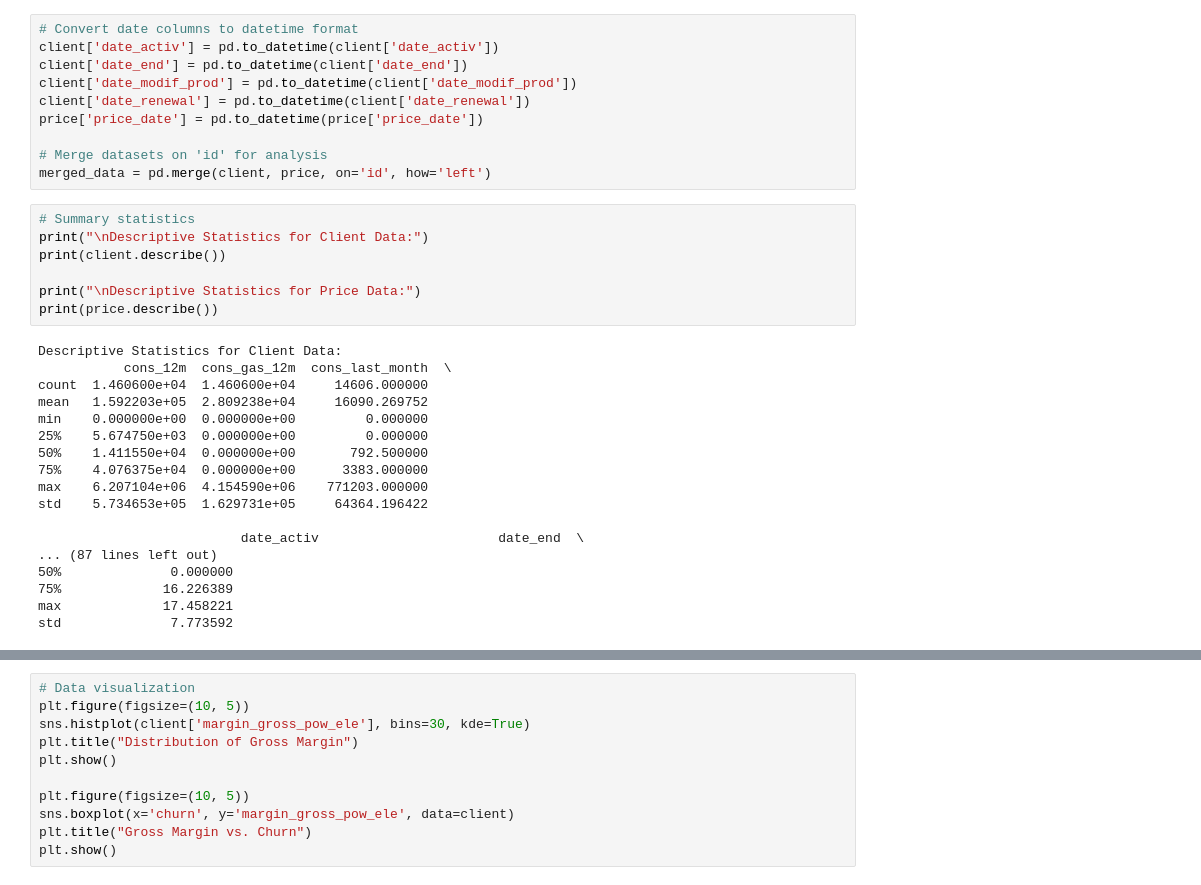
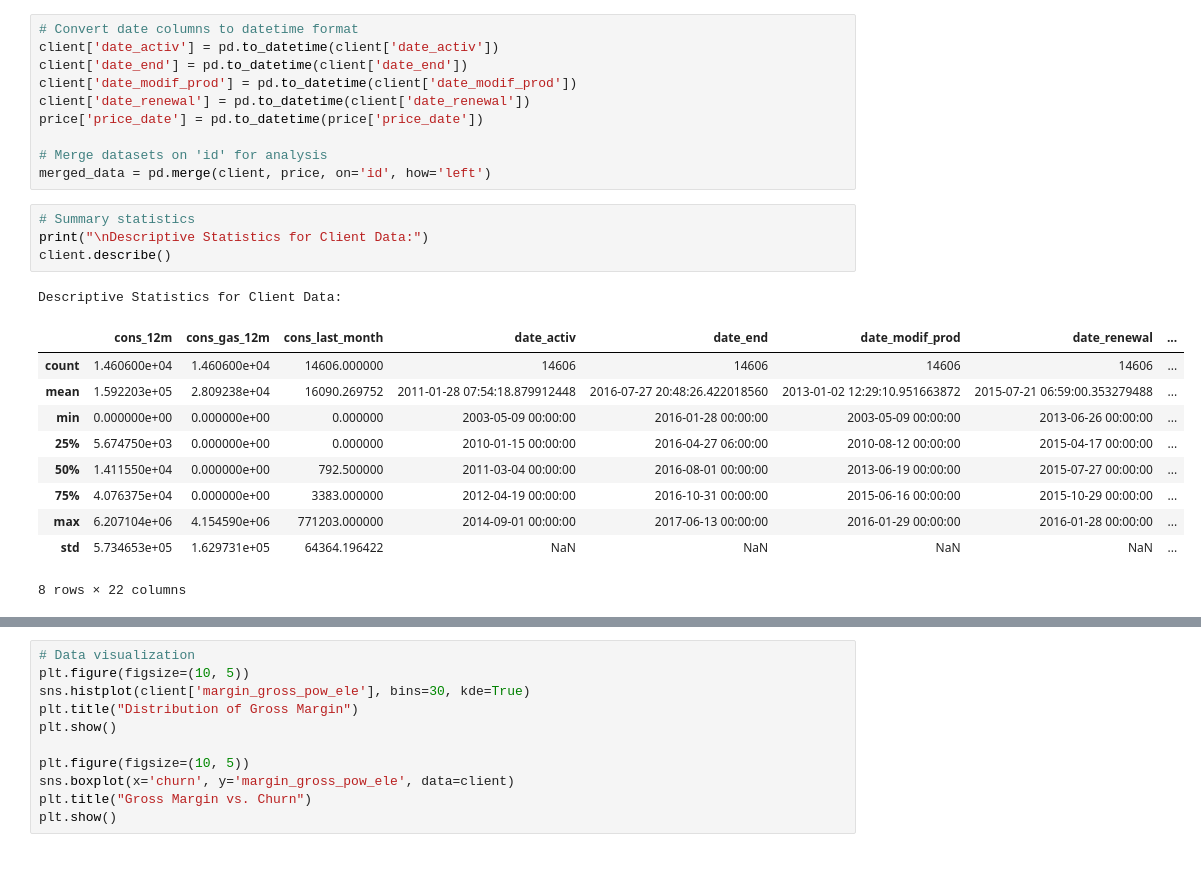
Before and after one commit to JoshuaPaul-lasisi/Internship-BCGX, a Jupyter notebook: noteboks/task_two.ipynb, the cells around one changed output, grey strips where cells are left out. Drawn from its saved outputs; the diff is of its cells as text.

```diff
--- a/noteboks/task_two.ipynb
+++ b/noteboks/task_two.ipynb
@@ -90,25 +90,16 @@ merged_data = pd.merge(client, price, on='id', how='left')
 # %%
 # Summary statistics
 print("\nDescriptive Statistics for Client Data:")
-print(client.describe())
-
-print("\nDescriptive Statistics for Price Data:")
-print(price.describe())
+client.describe()
 # %% [output]
 Descriptive Statistics for Client Data:
-           cons_12m  cons_gas_12m  cons_last_month  \
-count  1.460600e+04  1.460600e+04     14606.000000
-mean   1.592203e+05  2.809238e+04     16090.269752
-min    0.000000e+00  0.000000e+00         0.000000
-25%    5.674750e+03  0.000000e+00         0.000000
-50%    1.411550e+04  0.000000e+00       792.500000
-75%    4.076375e+04  0.000000e+00      3383.000000
-max    6.207104e+06  4.154590e+06    771203.000000
-std    5.734653e+05  1.629731e+05     64364.196422
-
-                          date_activ                       date_end  \
-... (87 lines left out)
-50%              0.000000
-75%             16.226389
-max             17.458221
-std              7.773592
+|  | cons_12m | cons_gas_12m | cons_last_month | date_activ | date_end | date_modif_prod | date_renewal | ... |
+| count | 1.460600e+04 | 1.460600e+04 | 14606.000000 | 14606 | 14606 | 14606 | 14606 | ... |
+| mean | 1.592203e+05 | 2.809238e+04 | 16090.269752 | 2011-01-28 07:54:18.879912448 | 2016-07-27 20:48:26.422018560 | 2013-01-02 12:29:10.951663872 | 2015-07-21 06:59:00.353279488 | ... |
+| min | 0.000000e+00 | 0.000000e+00 | 0.000000 | 2003-05-09 00:00:00 | 2016-01-28 00:00:00 | 2003-05-09 00:00:00 | 2013-06-26 00:00:00 | ... |
+| 25% | 5.674750e+03 | 0.000000e+00 | 0.000000 | 2010-01-15 00:00:00 | 2016-04-27 06:00:00 | 2010-08-12 00:00:00 | 2015-04-17 00:00:00 | ... |
+| 50% | 1.411550e+04 | 0.000000e+00 | 792.500000 | 2011-03-04 00:00:00 | 2016-08-01 00:00:00 | 2013-06-19 00:00:00 | 2015-07-27 00:00:00 | ... |
+| 75% | 4.076375e+04 | 0.000000e+00 | 3383.000000 | 2012-04-19 00:00:00 | 2016-10-31 00:00:00 | 2015-06-16 00:00:00 | 2015-10-29 00:00:00 | ... |
+| max | 6.207104e+06 | 4.154590e+06 | 771203.000000 | 2014-09-01 00:00:00 | 2017-06-13 00:00:00 | 2016-01-29 00:00:00 | 2016-01-28 00:00:00 | ... |
+| std | 5.734653e+05 | 1.629731e+05 | 64364.196422 | NaN | NaN | NaN | NaN | ... |
+8 rows × 22 columns
```
Also changed, not shown: parts of 1 cell of this notebook.
